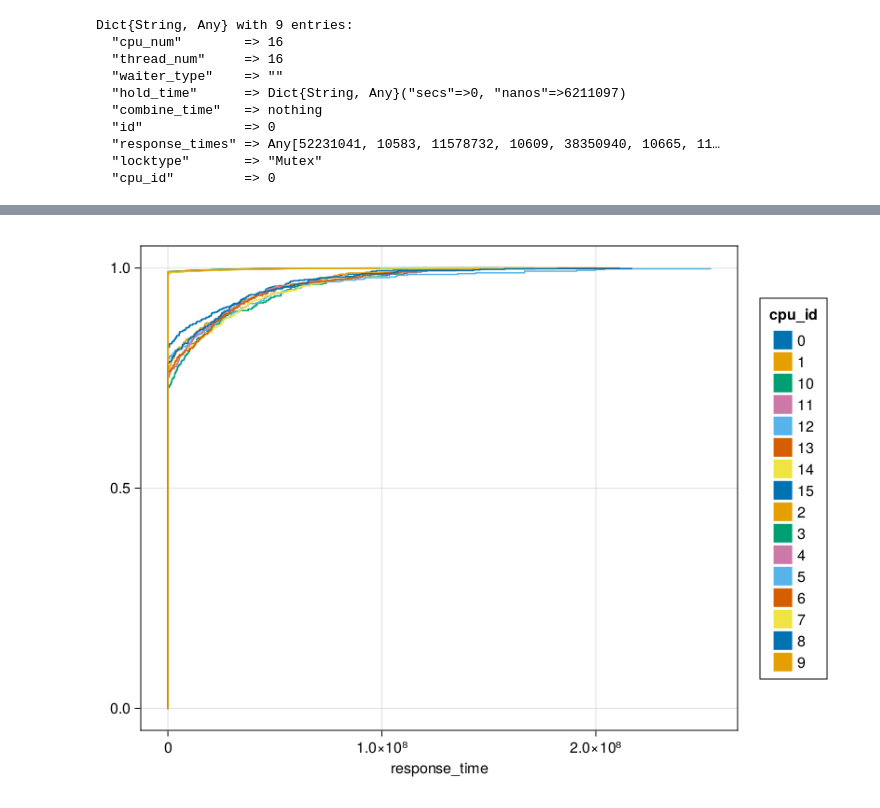
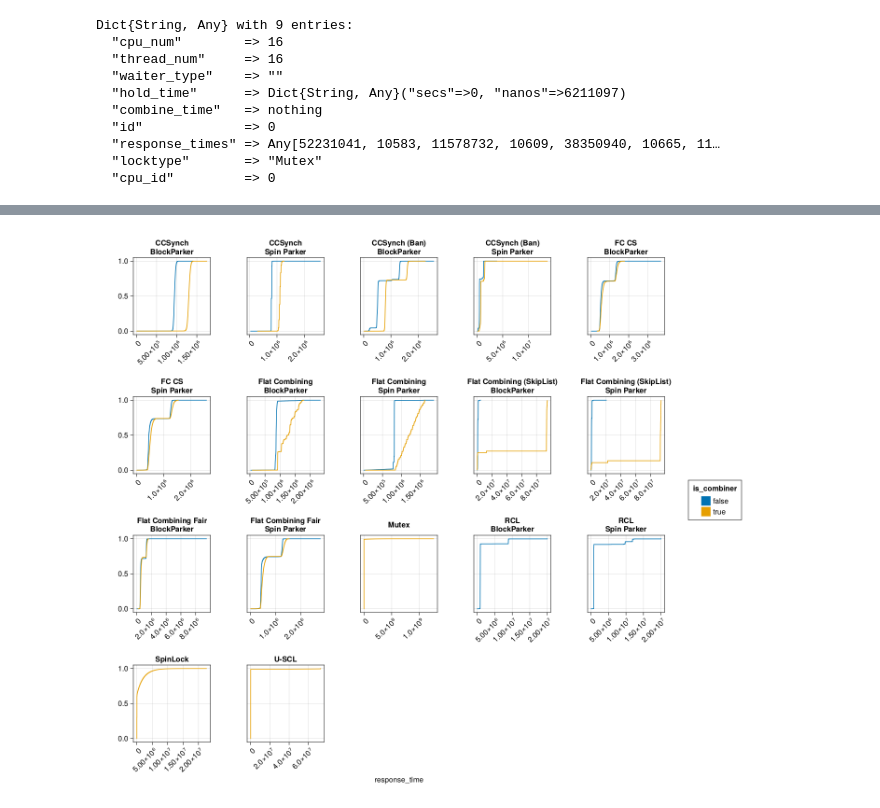
Before and after one commit to taooceros/Locks, a Jupyter notebook: visualization/graph.ipynb, the cells around one changed output, grey strips where cells are left out. Saved outputs shown, nothing was run; the diff lists cells and outputs as text; code cells hidden in the pictures.

Commit message:
update graphing

```diff
--- a/visualization/graph.ipynb
+++ b/visualization/graph.ipynb
@@ -133,7 +133,7 @@ using JSON, DataFrames
 
 files = readdir("output/response_times")
 
-response_times_data = DataFrame(locktype=String[], waiter_type=Union{String, Missing}[], cpu_id=String[], response_time=Int[])
+response_times_data = DataFrame(locktype=String[], waiter_type=Union{String,Missing}[], cpu_id=String[], thread_num=String[], response_time=Int[], is_combiner=Bool[])
 
 for file in files
 
@@ -148,21 +148,15 @@ for file in files
     datas = JSON.parsefile("output/response_times/$file")
 
     for data in datas
-        for time in data["response_times"]
-            push!(response_times_data, (data["locktype"], data["waiter_type"] == "" ? missing : data["waiter_type"], string(data["id"]), time))
+        for (time, is_combining) in zip(data["response_times"], data["is_combiner"])
+            push!(response_times_data,
+                (data["locktype"], data["waiter_type"] == "" ? missing : data["waiter_type"],
+                    string(data["id"]),
+                    lpad(data["thread_num"], 2, "0"),
+                    time,
+                    is_combining))
         end
     end
 end
 
 response_times_data
-
-# records = DataFrame(locktype=String[], waiter_type=String[], id=String[], response_time=Int[])
-
-
-# for record in response_times
-#     for time in record["response_times"]
-#         push!(records, (record["locktype"], record["waiter_type"], string(record["id"]), time))
-#     end
-# end
-
-# records
@@ -190,8 +163,23 @@ response_times_data
-# %%
-using Tidier, AlgebraOfGraphics, CairoMakie
-
-plt = data(response_times_data) * mapping(:response_time, color = :cpu_id, layout = :locktype) * visual(ECDFPlot)
-
-draw(plt)
-# %% [output]
-[figure, removed]
+# %%
+using Tidier, AlgebraOfGraphics, CairoMakie
+using AlgebraOfGraphics: density
+
+data1 = @chain response_times_data begin
+    Tidier.@filter(thread_num == "40")
+end
+
+plt = data(data1) *
+    mapping(:response_time, color=:is_combiner, layout=((:locktype, :waiter_type) => ((l,w)-> begin
+        w = ismissing(w) ? "" : w
+        l = replace(l, "Flat Combining Fair With Combiner Slice" => "FC CS")
+        "$l\n$w"
+    end ) => "lock")) *
+    visual(ECDFPlot)
+
+response_time_plt = draw(plt, figure=(resolution=(1400, 1200),), facet=(; linkxaxes=:none), axis = (aspect = 1, xticklabelrotation = pi/4,))
+
+save("graphs/response_time_ecdf.svg", response_time_plt)
+
+response_time_plt
+# %% [output]
+[figure, added]
```
Also changed, not shown: parts of 1 cell of this notebook, 1 other file.
